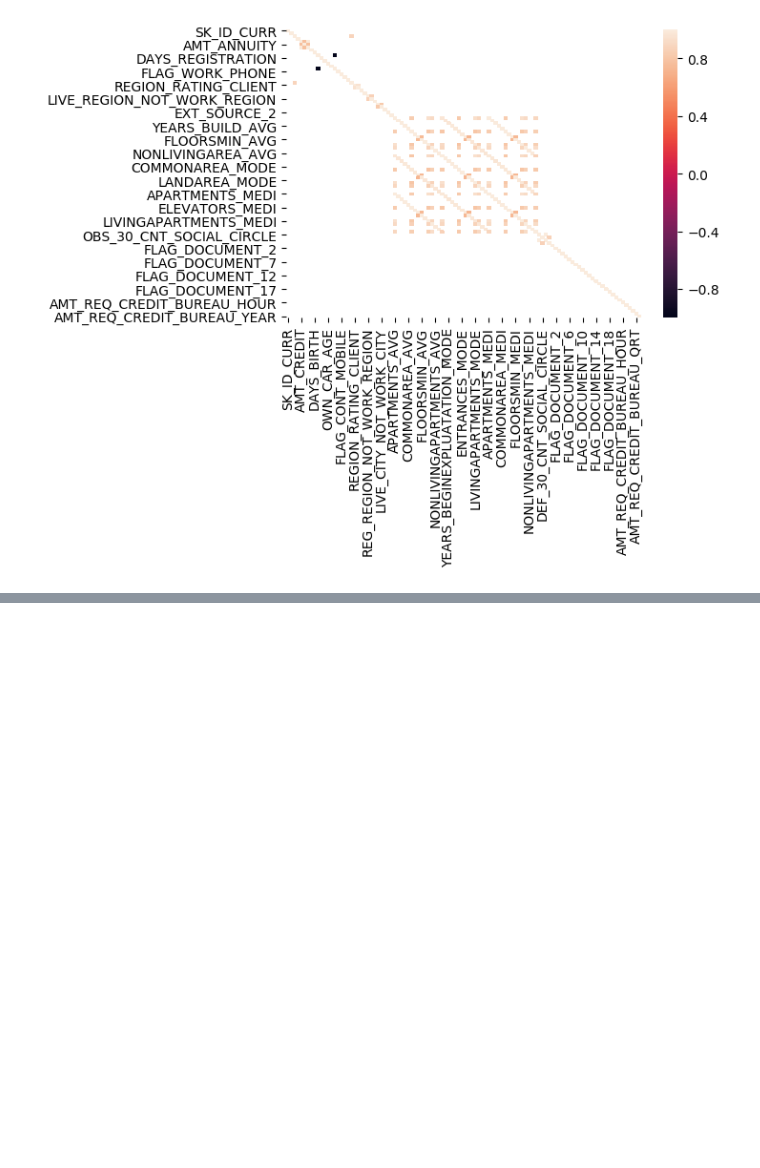
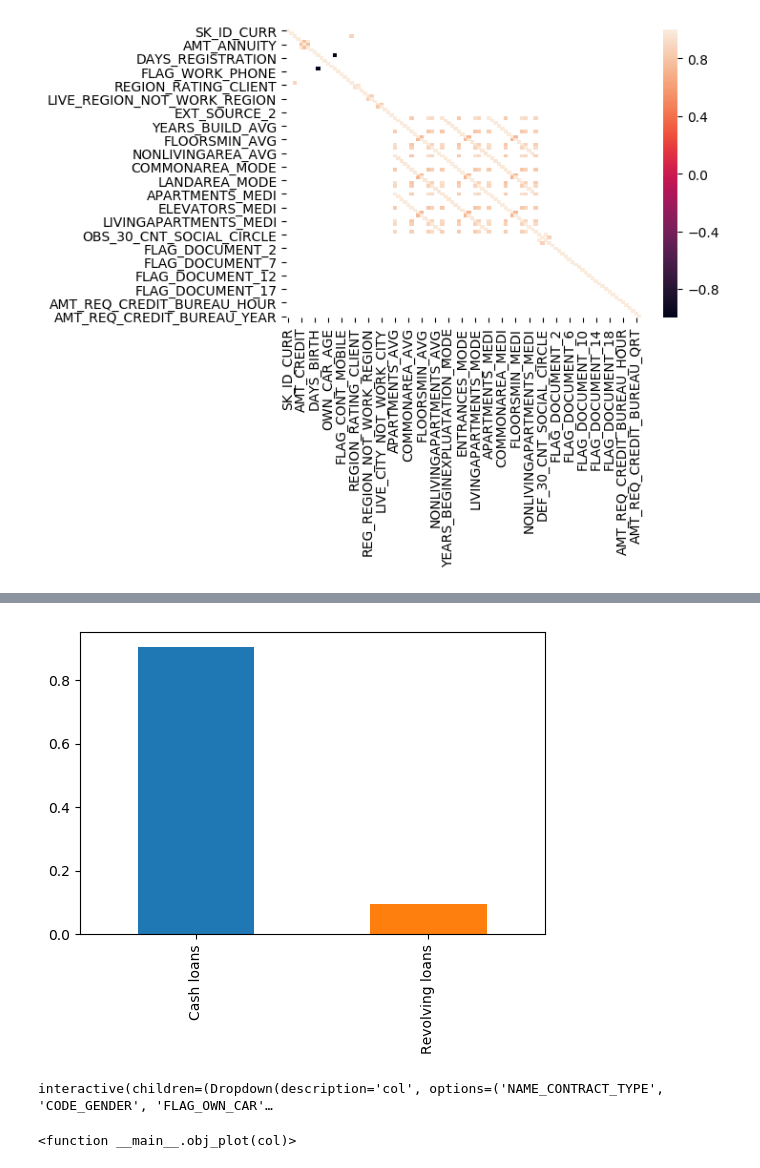
Before and after one commit to kuonumber/2nd-ML100Days, a Jupyter notebook: homework/Day_002_HW.ipynb, the cells around one changed output, grey strips where cells are left out. Drawn from its saved outputs; the diff is of its cells as text; code cells hidden in the pictures; blank space fills up the shorter version.

```diff
--- a/homework/Day_002_HW.ipynb
+++ b/homework/Day_002_HW.ipynb
@@ -122,0 +166,13 @@ sns.heatmap(corr[abs(corr)>0.7])
+# %%
+def obj_plot(col):
+    plt.figure(dpi=100)
+    df[col].value_counts(normalize=True).plot(kind='bar')
+# %%
+obj_plot(col = 'NAME_CONTRACT_TYPE')
+# %% [output]
+[figure, added]
+# %%
+interact(obj_plot, col = df.select_dtypes(include='O').columns.tolist())
+# %% [output]
+interactive(children=(Dropdown(description='col', options=('NAME_CONTRACT_TYPE', 'CODE_GENDER', 'FLAG_OWN_CAR'…
+<function __main__.obj_plot(col)>
```
Also changed, not shown: parts of 9 cells of this notebook.
